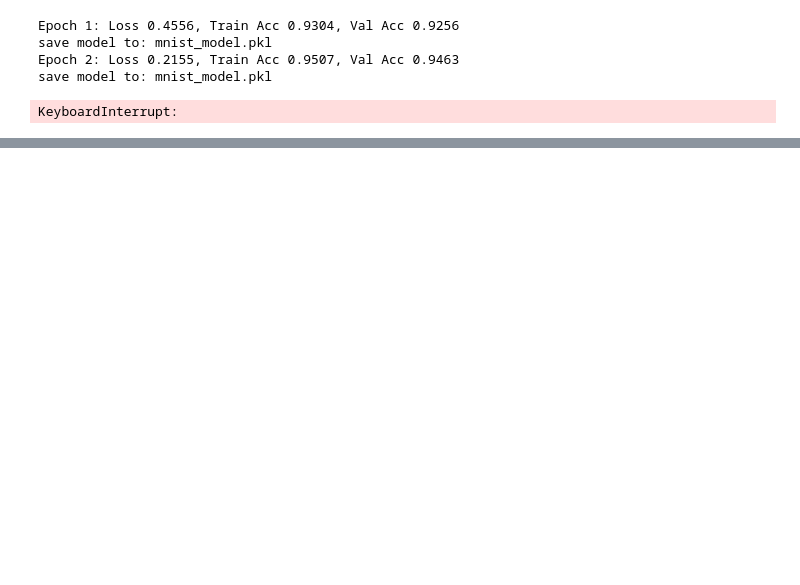
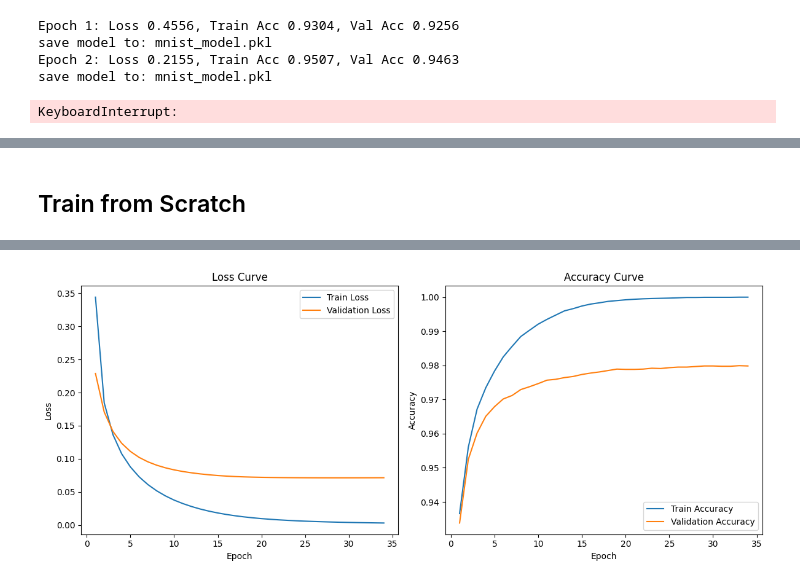
Before and after one commit to kzz1031/AI2025, a Jupyter notebook: Week5-ResNet/lab1_task3.ipynb, the cells around one changed output, grey strips where cells are left out. Saved outputs shown, nothing was run; the diff lists cells and outputs as text; code cells hidden in the pictures; blank space fills up the shorter version.

```diff
--- a/Week5-ResNet/lab1_task3.ipynb
+++ b/Week5-ResNet/lab1_task3.ipynb
@@ -329,0 +319,76 @@ for init in init_methods:
+# %% [markdown]
+## Train from Scratch
+# %%
+import matplotlib.pyplot as plt
+
+# Initialize lists to store loss and accuracy values
+train_losses = []
+val_losses = []
+train_accuracies = []
+val_accuracies = []
+
+# Assuming these variables are already defined in your script
+batch_size, epochs, learning_rate = 128, 200, 0.1
+n_batches = X_train.shape[0] // batch_size
+patience, best_loss, patience_counter = 5, float('inf'), 0
+best_model = None
+model_path = 'mnist_model.pkl'
+network = NeuralNetwork()
+# Start of your training loop
+for epoch in range(epochs):
+    total_loss = 0
+    for i in range(n_batches):
+        batch_x = X_train[i * batch_size:(i + 1) * batch_size]
+        batch_y = y_train_onehot[i * batch_size:(i + 1) * batch_size]
+        total_loss += network.train_step(batch_x, batch_y, learning_rate)
+
+    train_acc = network.evaluate(X_train, y_train)
+    val_acc = network.evaluate(X_val, y_val)
+    val_loss = network.loss_fn.forward(network.forward(X_val), y_val_onehot)
+
+    # Record losses and accuracies
+    train_losses.append(total_loss / n_batches)
+    val_losses.append(val_loss)
+    train_accuracies.append(train_acc)
+    val_accuracies.append(val_acc)
+
+    print(f'Epoch {epoch + 1}: Loss {total_loss / n_batches:.4f}, Train Acc {train_acc:.4f}, Val Acc {val_acc:.4f}')
+
+    if val_loss < best_loss:
+        best_loss, patience_counter = val_loss, 0
+        best_model = network
+        network.save_model(model_path)
+    else:
+        patience_counter += 1
+
+    if patience_counter >= patience:
+        print("Early stopping triggered.")
+        break
+
+# After training, plot the loss and accuracy curves
+
+test_acc = best_model.evaluate(X_test, y_test)
+print(f'Final Test Accuracy: {test_acc:.4f}')
+plt.figure(figsize=(12, 5))
+
+# Plot Loss
+plt.subplot(1, 2, 1)
+plt.plot(range(1, len(train_losses) + 1), train_losses, label='Train Loss')
+plt.plot(range(1, len(val_losses) + 1), val_losses, label='Validation Loss')
+plt.xlabel('Epoch')
+plt.ylabel('Loss')
+plt.title('Loss Curve')
+plt.legend()
+
+# Plot Accuracy
+plt.subplot(1, 2, 2)
+plt.plot(range(1, len(train_accuracies) + 1), train_accuracies, label='Train Accuracy')
+plt.plot(range(1, len(val_accuracies) + 1), val_accuracies, label='Validation Accuracy')
+plt.xlabel('Epoch')
+plt.ylabel('Accuracy')
+plt.title('Accuracy Curve')
+plt.legend()
+
+plt.tight_layout()
+plt.show()
+# %% [output]
@@ -329,0 +412 @@ for init in init_methods:
+[figure, added]
```
Also changed, not shown: parts of 6 cells of this notebook, 22 other files.
